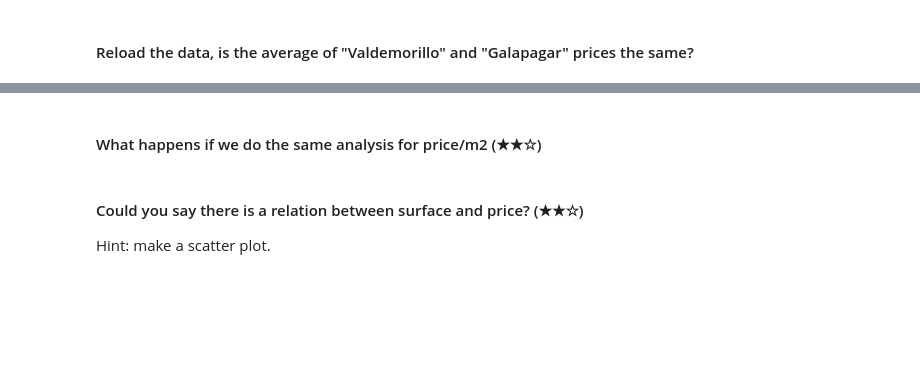
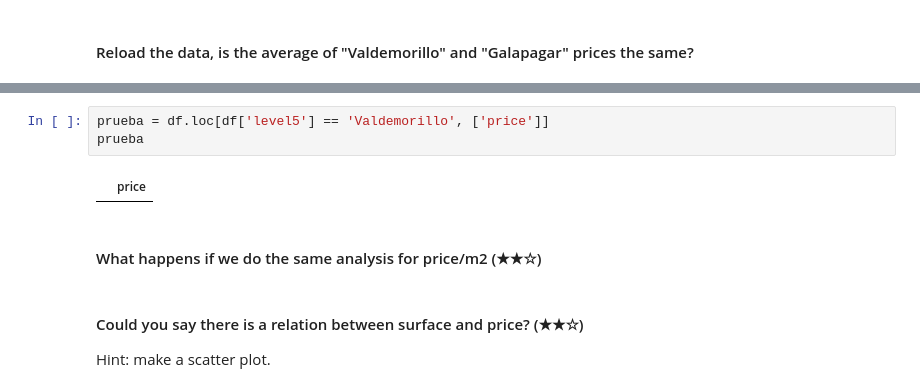
Before and after one commit to 4GeeksAcademy/realestate-datacleanup-exercise, a Jupyter notebook: project.ipynb, the cells around one changed output, grey strips where cells are left out. Cells and saved outputs as stored; diff of their text form; blank space fills up the shorter version.

```diff
--- a/project.ipynb
+++ b/project.ipynb
@@ -286,3 +324,8 @@ filtro_ciudades[[ 'price', 'surface']]
+# %%
+prueba = df.loc[df['level5'] == 'Valdemorillo', ['price']]
+prueba
+# %% [output]
+|  | price |
 # %% [markdown]
 #### What happens if we do the same analysis for price/m2 (★★☆)
 # %% [markdown]
```
Also changed, not shown: parts of 8 cells of this notebook.
